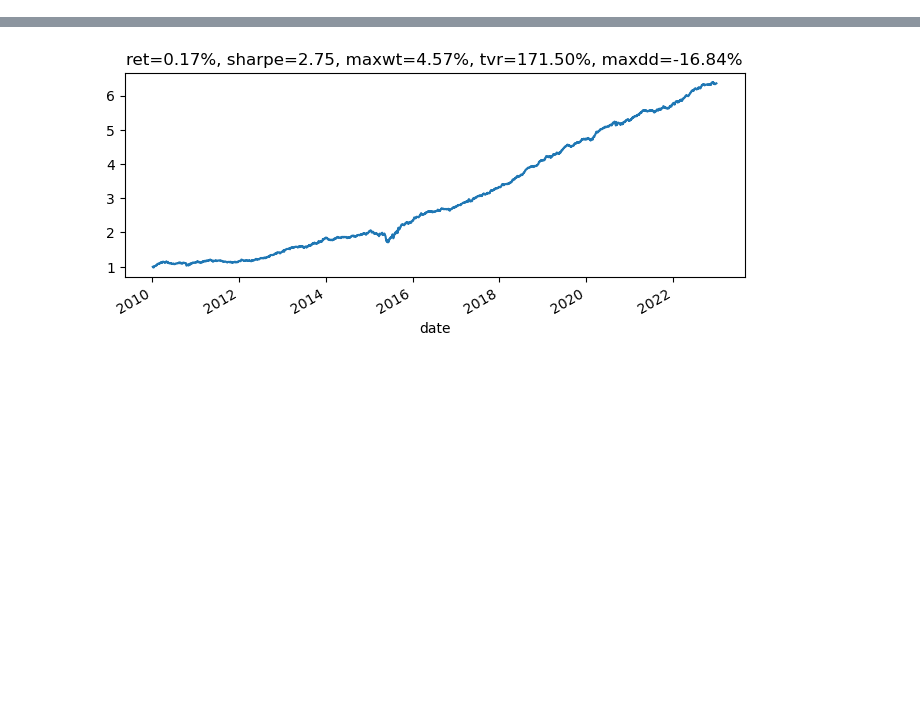
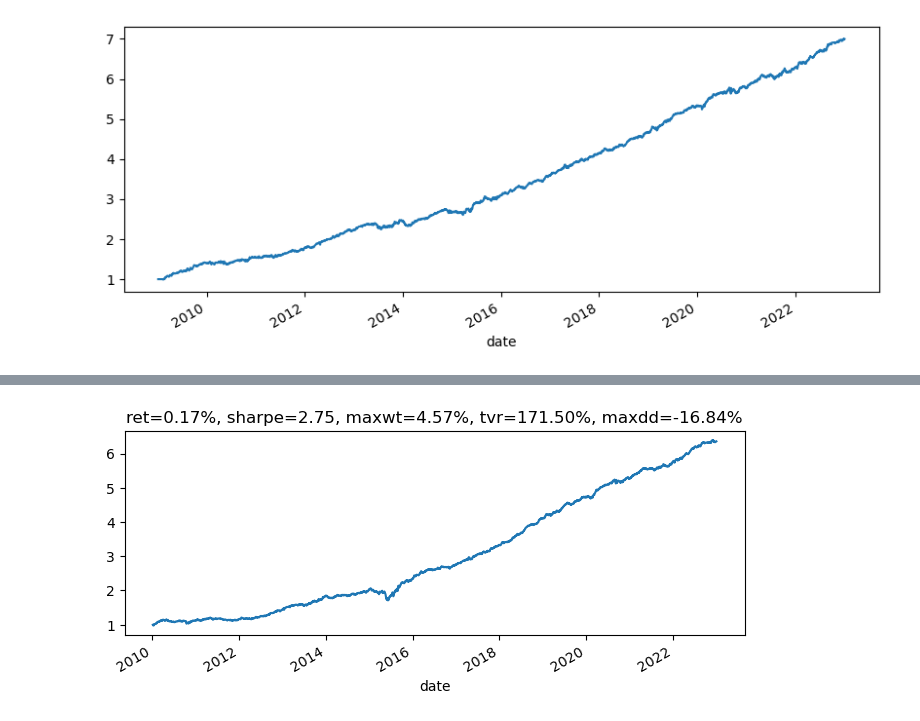
Before and after one commit to Ct-nep/gplearn-for-finance, a Jupyter notebook: test_gp.ipynb, the cells around one changed output, grey strips where cells are left out. Drawn from its saved outputs; the diff is of its cells as text; code cells hidden in the pictures; blank space fills up the shorter version.

```diff
--- a/test_gp.ipynb
+++ b/test_gp.ipynb
@@ -827,0 +681,4 @@ stats_is
+# %%
+pred_full = reg.predict(x_full, add_full, transform=True)
+stats_full, pnl_full = all_stats(ret, pred_full)
+stats_full
@@ -827,0 +703,7 @@ stats_is
+# %%
+fig, ax = plt.subplots()
+fig.set_size_inches(10, 4)
+pnl_full.plot(ax=ax)
+plt.show()
+# %% [output]
+[figure, added]
```
Also changed, not shown: parts of 34 cells of this notebook, 7 other files.
